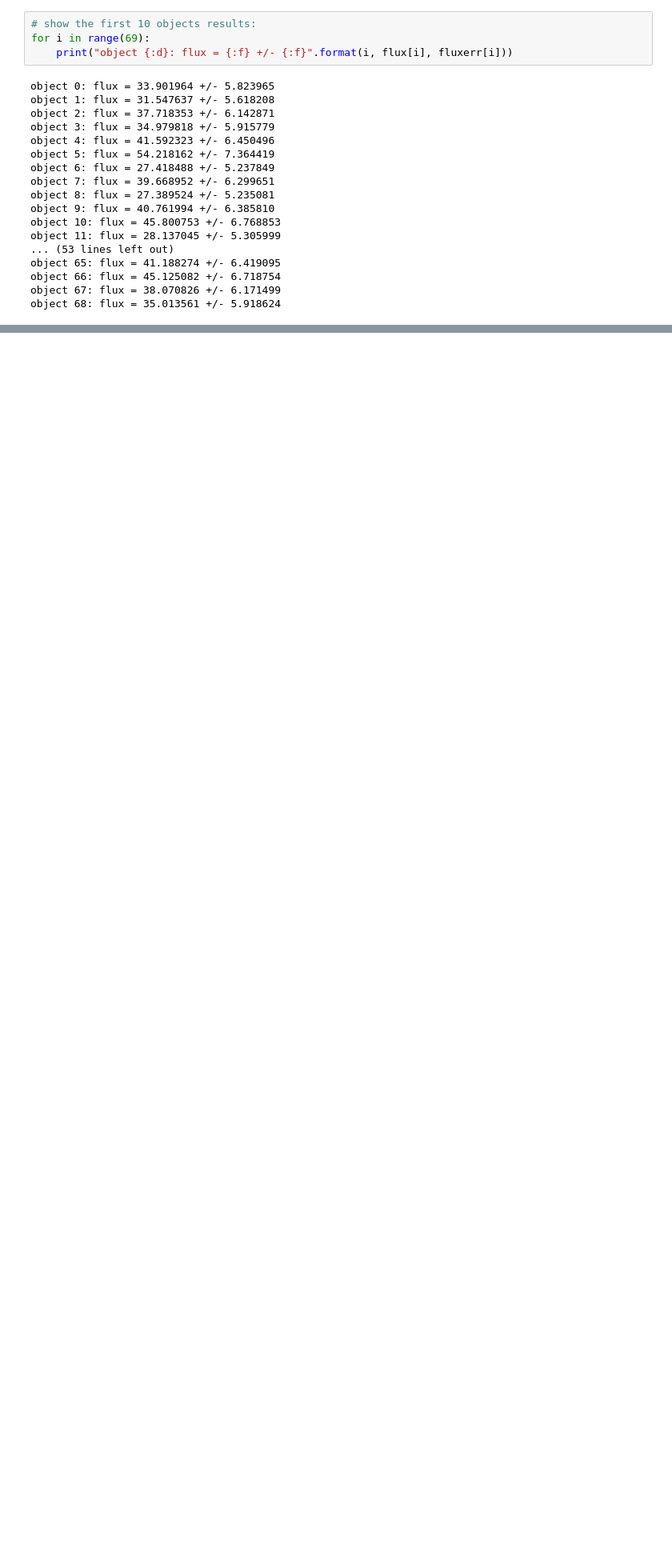
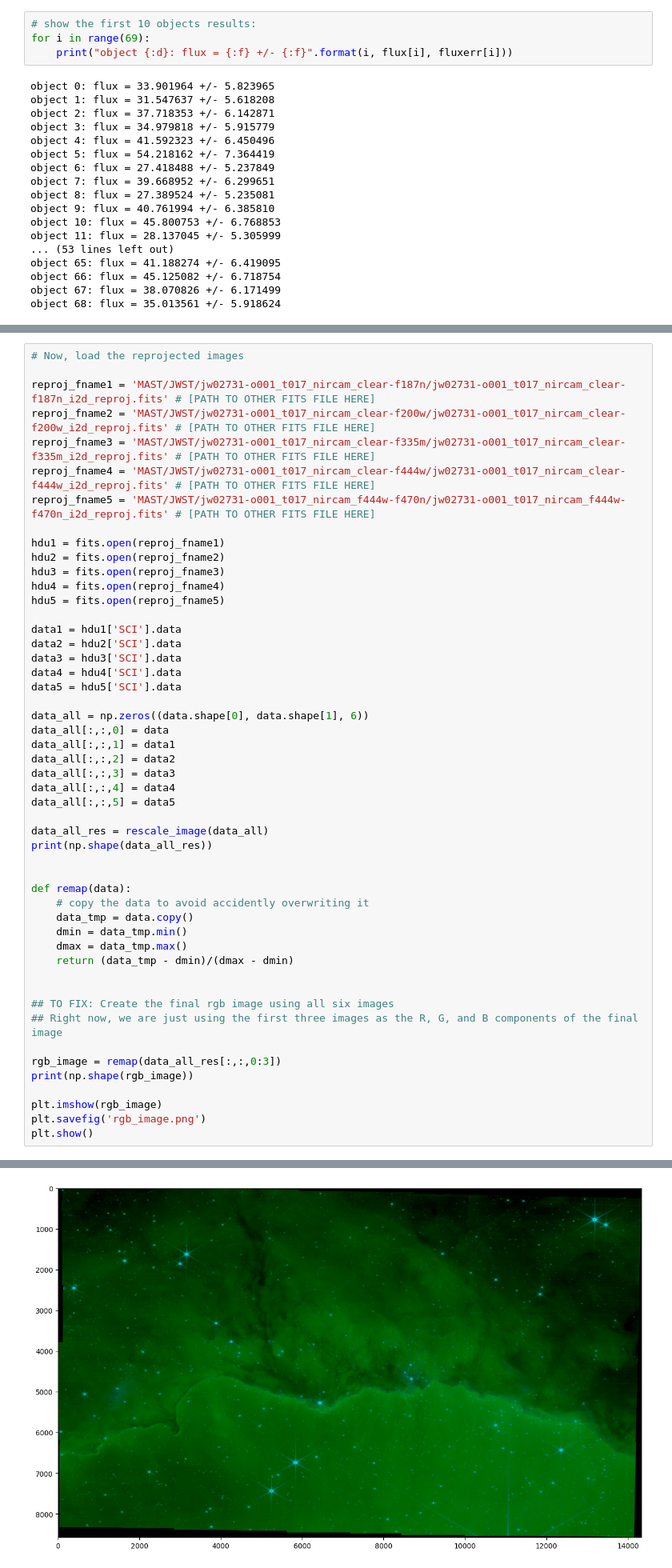
Before and after one commit to pagrawal4/astr-19, a Jupyter notebook: final-project/final-project.ipynb, the cells around one changed output, grey strips where cells are left out. Shown at 80% size. Drawn from its saved outputs; the diff is of its cells as text; blank space fills up the shorter version.

Commit message:
Loaded reprojected images and created final image

```diff
--- a/final-project/final-project.ipynb
+++ b/final-project/final-project.ipynb
@@ -177,0 +256,51 @@ object 68: flux = 35.013561 +/- 5.918624
+# %%
+# Now, load the reprojected images
+
+reproj_fname1 = 'MAST/JWST/jw02731-o001_t017_nircam_clear-f187n/jw02731-o001_t017_nircam_clear-f187n_i2d_reproj.fits' # [PATH TO OTHER FITS FILE HERE]
+reproj_fname2 = 'MAST/JWST/jw02731-o001_t017_nircam_clear-f200w/jw02731-o001_t017_nircam_clear-f200w_i2d_reproj.fits' # [PATH TO OTHER FITS FILE HERE]
+reproj_fname3 = 'MAST/JWST/jw02731-o001_t017_nircam_clear-f335m/jw02731-o001_t017_nircam_clear-f335m_i2d_reproj.fits' # [PATH TO OTHER FITS FILE HERE]
+reproj_fname4 = 'MAST/JWST/jw02731-o001_t017_nircam_clear-f444w/jw02731-o001_t017_nircam_clear-f444w_i2d_reproj.fits' # [PATH TO OTHER FITS FILE HERE]
+reproj_fname5 = 'MAST/JWST/jw02731-o001_t017_nircam_f444w-f470n/jw02731-o001_t017_nircam_f444w-f470n_i2d_reproj.fits' # [PATH TO OTHER FITS FILE HERE]
+
+hdu1 = fits.open(reproj_fname1)
+hdu2 = fits.open(reproj_fname2)
+hdu3 = fits.open(reproj_fname3)
+hdu4 = fits.open(reproj_fname4)
+hdu5 = fits.open(reproj_fname5)
+
+data1 = hdu1['SCI'].data
+data2 = hdu2['SCI'].data
+data3 = hdu3['SCI'].data
+data4 = hdu4['SCI'].data
+data5 = hdu5['SCI'].data
+
+data_all = np.zeros((data.shape[0], data.shape[1], 6))
+data_all[:,:,0] = data
+data_all[:,:,1] = data1
+data_all[:,:,2] = data2
+data_all[:,:,3] = data3
+data_all[:,:,4] = data4
+data_all[:,:,5] = data5
+
+data_all_res = rescale_image(data_all)
+print(np.shape(data_all_res))
+
+
+def remap(data):
+    # copy the data to avoid accidently overwriting it
+    data_tmp = data.copy()
+    dmin = data_tmp.min()
+    dmax = data_tmp.max()
+    return (data_tmp - dmin)/(dmax - dmin)
+
+
+## TO FIX: Create the final rgb image using all six images
+## Right now, we are just using the first three images as the R, G, and B components of the final image
+
+rgb_image = remap(data_all_res[:,:,0:3])
+print(np.shape(rgb_image))
+
+plt.imshow(rgb_image)
+plt.savefig('rgb_image.png')
+plt.show()
+# %% [output]
@@ -177,0 +309 @@ object 68: flux = 35.013561 +/- 5.918624
+[figure, added]
```
Also changed, not shown: parts of 5 cells of this notebook.
